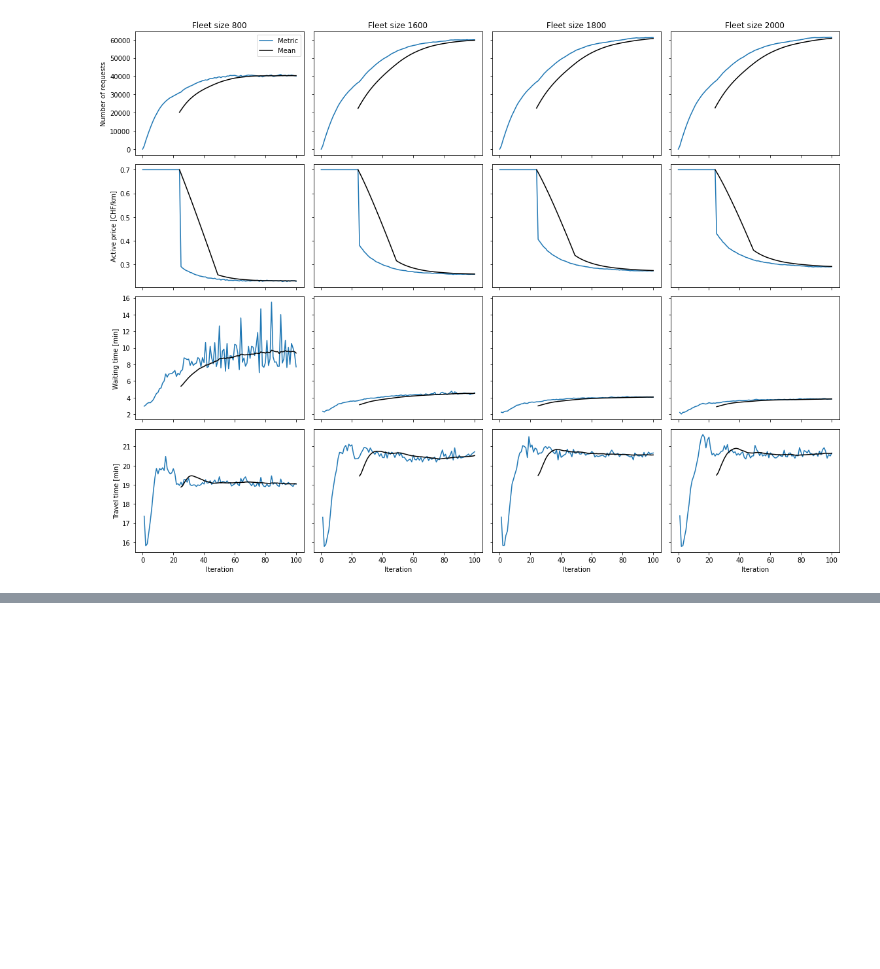
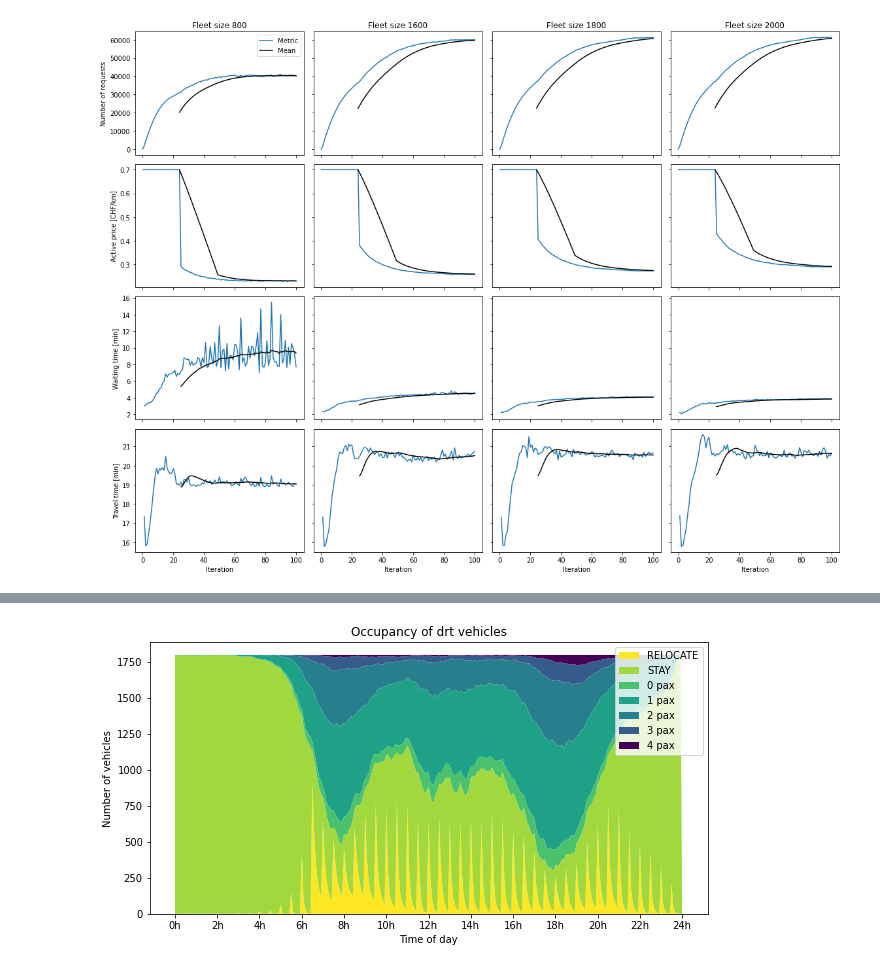
Before and after one commit to Sx-ETH/eqasim-java, a Jupyter notebook: switzerland/Analysis_notebooks/ASTRA_zurich_5km_10pct_ridepooling.ipynb, the cells around one changed output, grey strips where cells are left out. Cells and saved outputs as stored; diff of their text form; code cells hidden in the pictures; blank space fills up the shorter version.

```diff
--- a/switzerland/Analysis_notebooks/ASTRA_zurich_5km_10pct_ridepooling.ipynb
+++ b/switzerland/Analysis_notebooks/ASTRA_zurich_5km_10pct_ridepooling.ipynb
@@ -69,0 +49,4 @@ Image(os.path.join(path, 'fleet_' + str(fleet_size), 'ITERS', 'it.100','100.occu
+# %%
+ASTRA_plots_utils.plot_occupancy_drt(outputs[1800]['occupancy'][100], add_stay_relocate=True)
+# %% [output]
+[figure, added]
```
Also changed, not shown: parts of 7 cells of this notebook, 1 other file.
